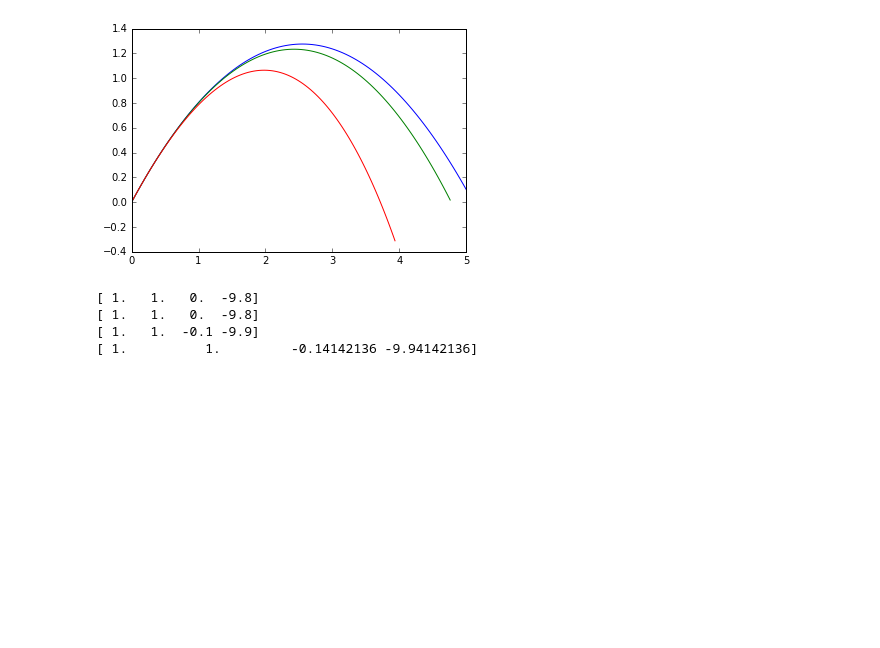
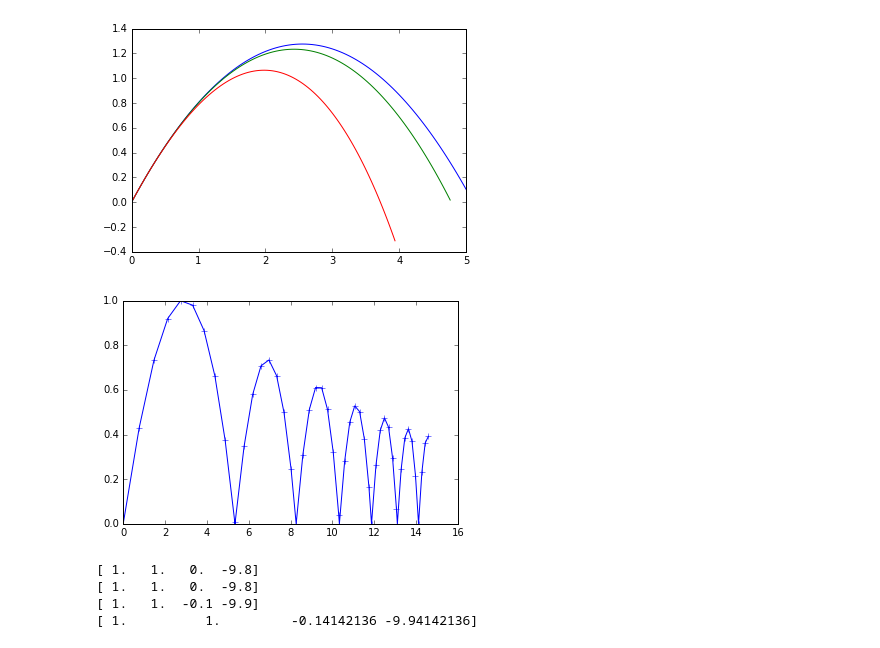
Before and after one commit to iselplabo93/Integradores, a Jupyter notebook: Ecuacion_mov.ipynb, the cells around one changed output. Saved outputs shown, nothing was run; the diff lists cells and outputs as text; code cells hidden in the pictures; blank space fills up the shorter version.

```diff
--- a/Ecuacion_mov.ipynb
+++ b/Ecuacion_mov.ipynb
@@ -3,6 +3,8 @@ from pylab import *
 %matplotlib inline
 # %%
 def rk4(ec,p_ini,x,args=0,h=0.01): #Runge Kutta de segundo orden
+    if (x[1]-x[0])<=5*h:
+        h=(x[1]-x[0])/10
     tiempos=arange(x[0],x[1]+h,h)
     sol=zeros((len(tiempos),len(p_ini)))
     sol[0,:]=p_ini
@@ -61,6 +63,44 @@ plot(sol_fv2[:,0],sol_fv2[:,1])
 show()
 # %% [output]
 [figure]
+# %%
+def rebote(r_v_i,mi_dt): #r_v_i es trayectori[i,:]
+    dt_busqueda=mi_dt/2
+    y_izq=r_v_i #obtenido de la trayectoria inicial
+    t,sol=rk4(ec_mov,r_v_i,[0,dt_busqueda],fric_v) #cuatro puntos de la coordenada de la derecha
+    y_med=sol[-1,:]#resultado de haber integrado a la mitad, ultimo punto se queda
+    #print y_med
+    while abs(y_izq[1])>1e-5: #mayor a error
+        if y_izq[1]*y_med[1]<0:
+            reinicio=y_izq #integra desde el mismo punto
+        else:
+            reinicio=y_med
+        dt_busqueda=dt_busqueda/2 #reduce tiempo de integracion
+        t,sol=rk4(ec_mov,reinicio,[0,dt_busqueda],fric_v)
+        y_izq=reinicio
+        y_med=sol[-1,:]
+    y_izq=array([y_izq[0],y_izq[1],y_izq[2],-y_izq[3]])
+    return y_izq
+# %%
+inicio=[0,0,8,5] #punto inicial para determinar raices
+N=50 # 500 puntos de la trayectoria
+trayectoria=zeros((N,len(inicio)))
+trayectoria[0,:]=array(inicio)
+mi_dt= .1 #intervalo de tiempo donde se guardara los datos obtenidos, es decir memoria, se integra de 0 a dt
+for i in range(N-1): #punto d einicio
+    t,sol_dt=rk4(ec_mov,trayectoria[i,:],[0,mi_dt],fric_v2) # punto de integracion originalmente
+    if sol_dt[-1,:][1]<0: #[1] primera entrada
+        #print "buscando punto de rebote"
+        punto=rebote(trayectoria[i,:],mi_dt)
+        trayectoria[i+1,:]=punto
+    #inicio=sol_dt[-1,:]
+    else:
+        trayectoria[i+1,:]=sol_dt[-1,:] #trayectoria[1,:]=array([1,2,3,4]) se llena la fila numero uno con datos dados, ultimo punto de la simulacion
+#plot(sol_fv[:,0],sol_fv[:,1],'-')
+plot(trayectoria[:,0],trayectoria[:,1],'+-')
+show()
+# %% [output]
+[figure, added]
 # %%
 print ec_mov([1,1,1,1],1)
 print ec_mov([1,1,1,1],1,fric_id)
```
